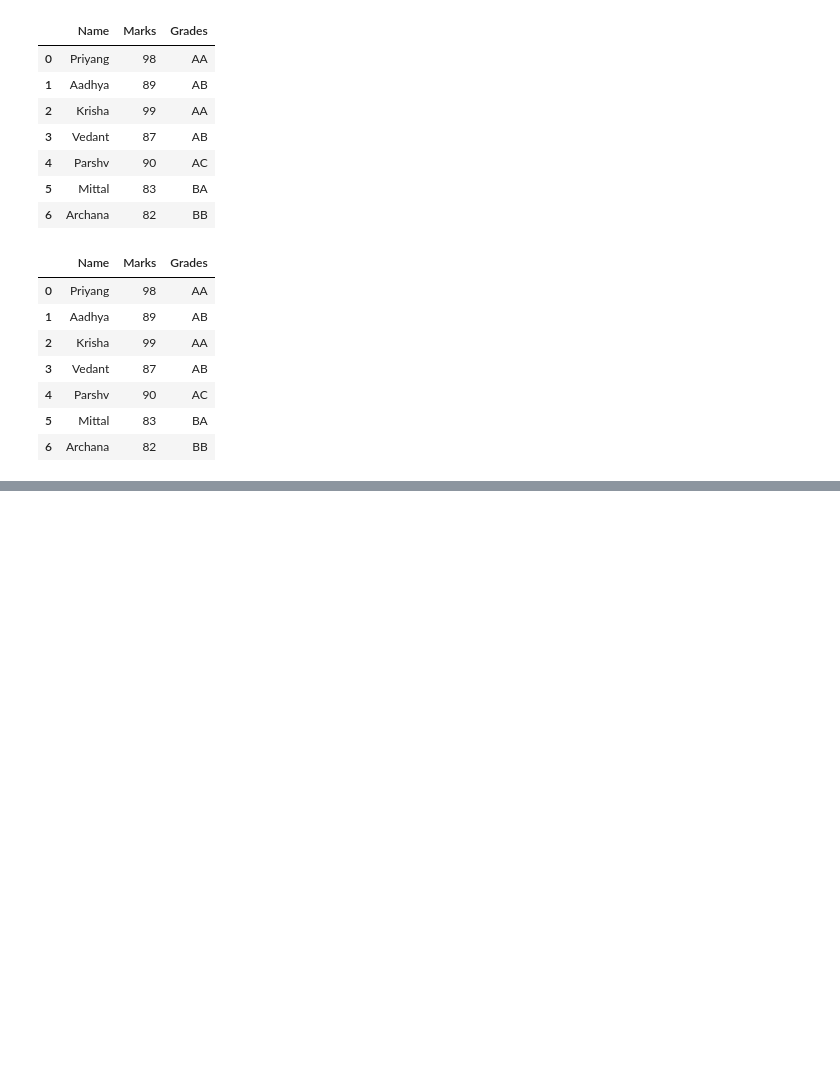
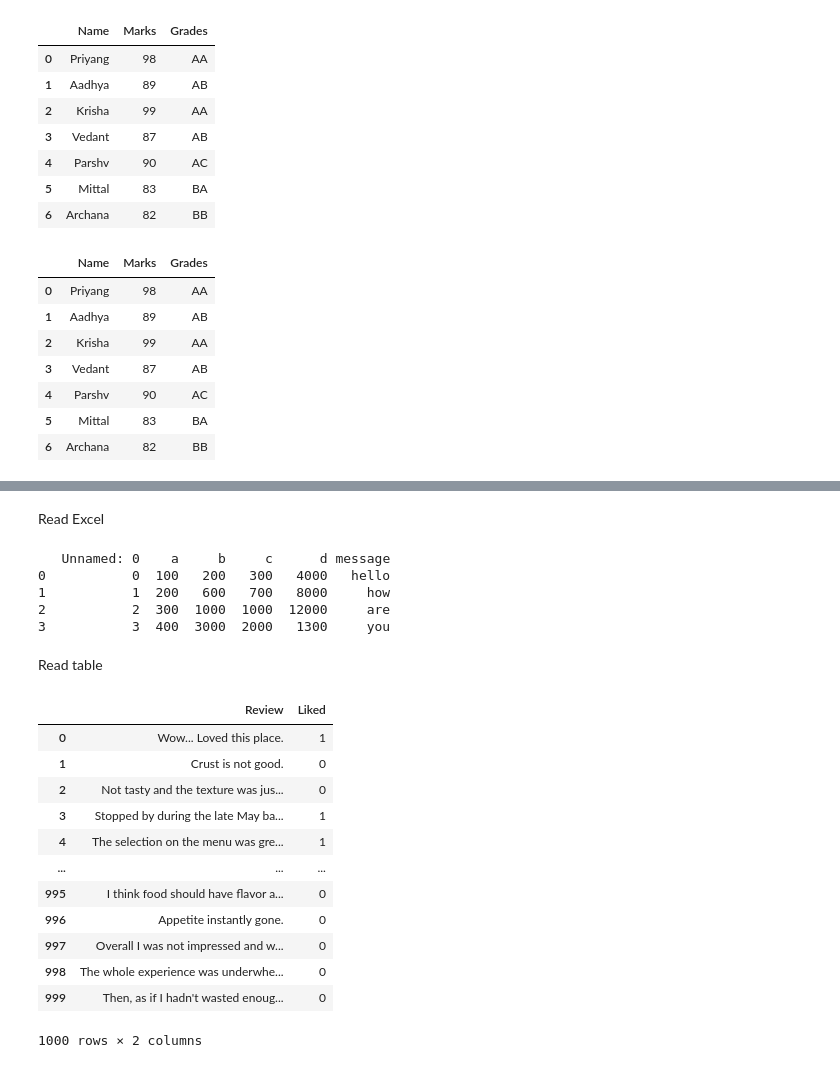
Before and after one commit to AseemGupta39/data_analytics_with_python, a Jupyter notebook: main.ipynb, the cells around one changed output, grey strips where cells are left out. Cells and saved outputs as stored; diff of their text form; code cells hidden in the pictures; blank space fills up the shorter version.

```diff
--- a/main.ipynb
+++ b/main.ipynb
@@ -1090,0 +1105,33 @@ df_from_csv
+# %% [markdown]
+Read Excel
+# %%
+try:
+    data_from_excel = pd.read_excel('Datasets//DS//excel_file.xlsx',sheet_name=1)
+    print(data_from_excel)
+except Exception as e:
+    print(e)
+# %% [output]
+   Unnamed: 0    a     b     c      d message
+0           0  100   200   300   4000   hello
+1           1  200   600   700   8000     how
+2           2  300  1000  1000  12000     are
+3           3  400  3000  2000   1300     you
+# %% [markdown]
+Read table
+# %%
+data_from_table = pd.read_table('Datasets//DS//Restaurant_Reviews.tsv')
+data_from_table
+# %% [output]
+|  | Review | Liked |
+| 0 | Wow... Loved this place. | 1 |
+| 1 | Crust is not good. | 0 |
+| 2 | Not tasty and the texture was jus... | 0 |
+| 3 | Stopped by during the late May ba... | 1 |
+| 4 | The selection on the menu was gre... | 1 |
+| ... | ... | ... |
+| 995 | I think food should have flavor a... | 0 |
+| 996 | Appetite instantly gone. | 0 |
+| 997 | Overall I was not impressed and w... | 0 |
+| 998 | The whole experience was underwhe... | 0 |
+| 999 | Then, as if I hadn't wasted enoug... | 0 |
+1000 rows × 2 columns
```
Also changed, not shown: parts of 9 cells of this notebook, 41 other files.
